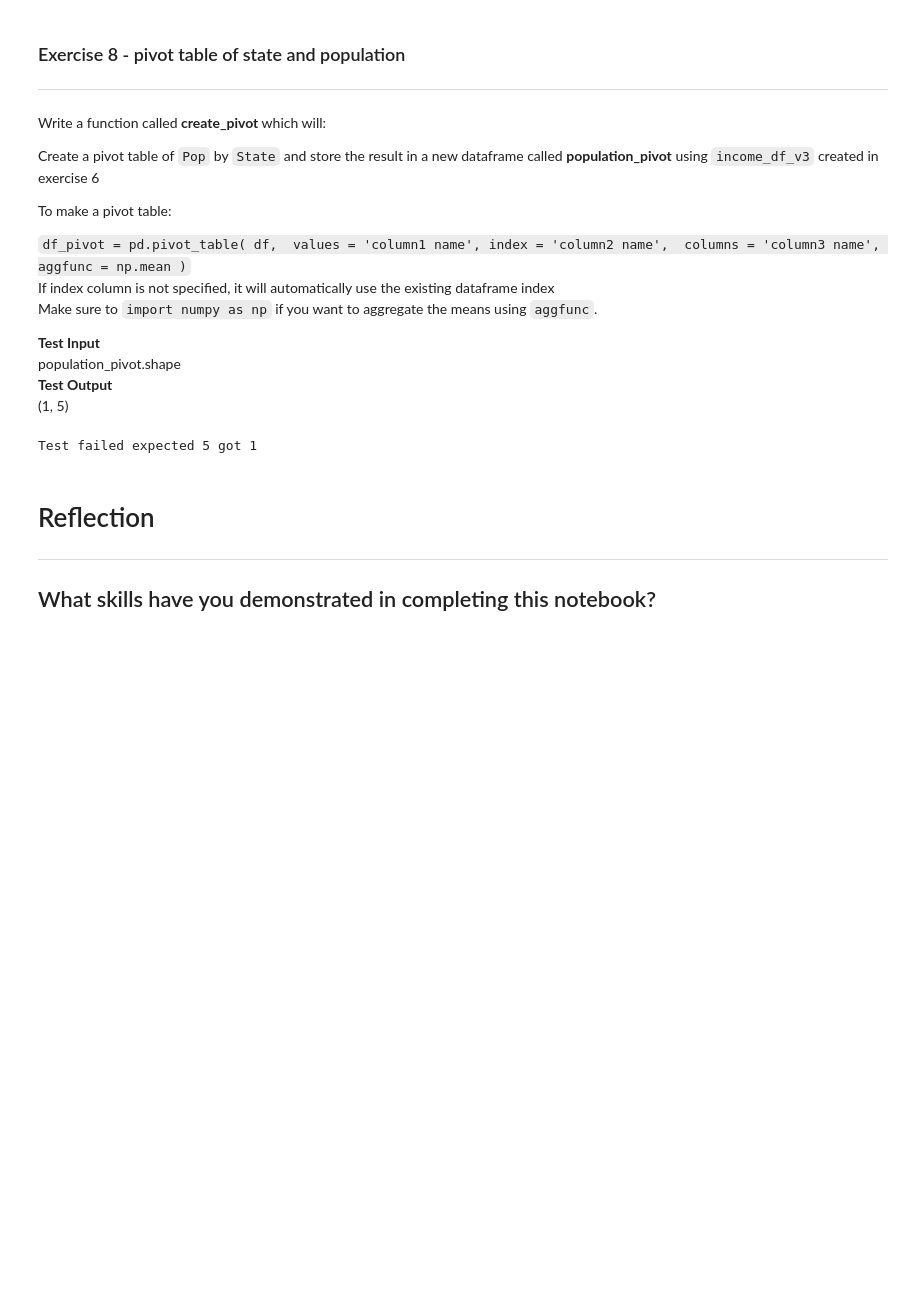
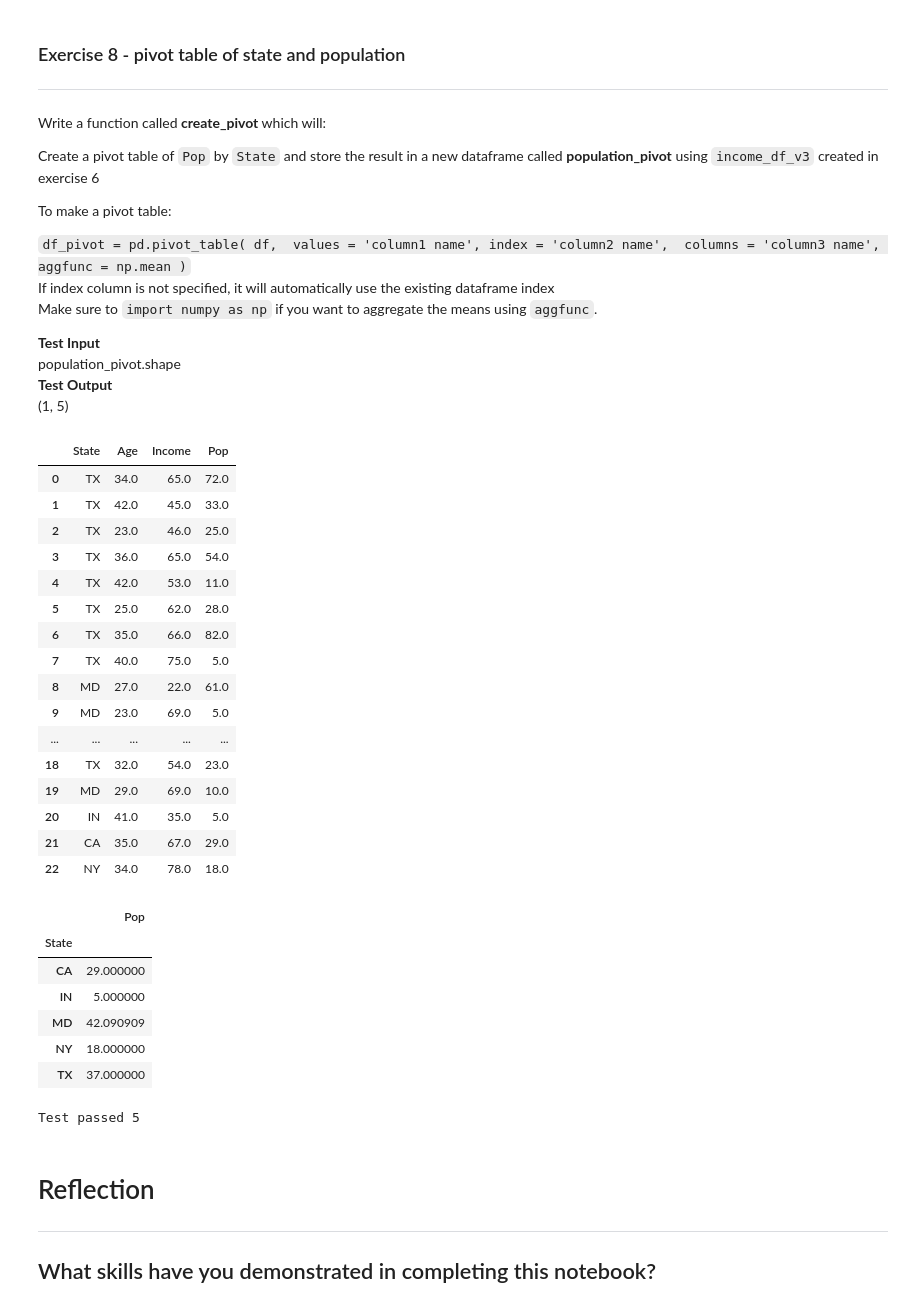
Before and after one commit to JackSandford/ECK, a Jupyter notebook: Worksheets/4_Wrangle_the_data.ipynb, the cells around one changed output. Saved outputs shown, nothing was run; the diff lists cells and outputs as text; code cells hidden in the pictures; blank space fills up the shorter version.

```diff
--- a/Worksheets/4_Wrangle_the_data.ipynb
+++ b/Worksheets/4_Wrangle_the_data.ipynb
@@ -394,26 +394,53 @@ population_pivot.shape
 # %%
 import numpy as np
 def create_pivot(df):
   #add code below which creates a pivot table of Pop and State
-  df_pivot = pd.pivot_table( income_df_v3, values = 'Pop', columns = 'State', aggfunc = np.mean )
-  return df_pivot
+  display(df)
+  df.Pop = df.Pop.astype(float)
+  population_pivot = pd.pivot_table(data =  df, index = ['State'], values = 'Pop', aggfunc = np.mean )
+  display(population_pivot)
+  return population_pivot
 
 
 
 #save series in a new variable
 population_pivot = create_pivot(income_df_v3)
 
 
 # This will run and test your code to see if your new series is the correct length
 actual = len(population_pivot)
 expected = 5
 
 if actual == expected:
   print("Test passed", actual)
 else:
   print("Test failed expected", expected, "got", actual)
 # %% [output]
+|  | State | Age | Income | Pop |
+| 0 | TX | 34.0 | 65.0 | 72.0 |
+| 1 | TX | 42.0 | 45.0 | 33.0 |
+| 2 | TX | 23.0 | 46.0 | 25.0 |
+| 3 | TX | 36.0 | 65.0 | 54.0 |
+| 4 | TX | 42.0 | 53.0 | 11.0 |
+| 5 | TX | 25.0 | 62.0 | 28.0 |
+| 6 | TX | 35.0 | 66.0 | 82.0 |
+| 7 | TX | 40.0 | 75.0 | 5.0 |
+| 8 | MD | 27.0 | 22.0 | 61.0 |
+| 9 | MD | 23.0 | 69.0 | 5.0 |
+| ... | ... | ... | ... | ... |
+| 18 | TX | 32.0 | 54.0 | 23.0 |
+| 19 | MD | 29.0 | 69.0 | 10.0 |
+| 20 | IN | 41.0 | 35.0 | 5.0 |
+| 21 | CA | 35.0 | 67.0 | 29.0 |
+| 22 | NY | 34.0 | 78.0 | 18.0 |
+|  | Pop |
+| State |  |
+| CA | 29.000000 |
+| IN | 5.000000 |
+| MD | 42.090909 |
+| NY | 18.000000 |
+| TX | 37.000000 |
-Test failed expected 5 got 1
+Test passed 5
 # %% [markdown]
 # Reflection
 ----
```
